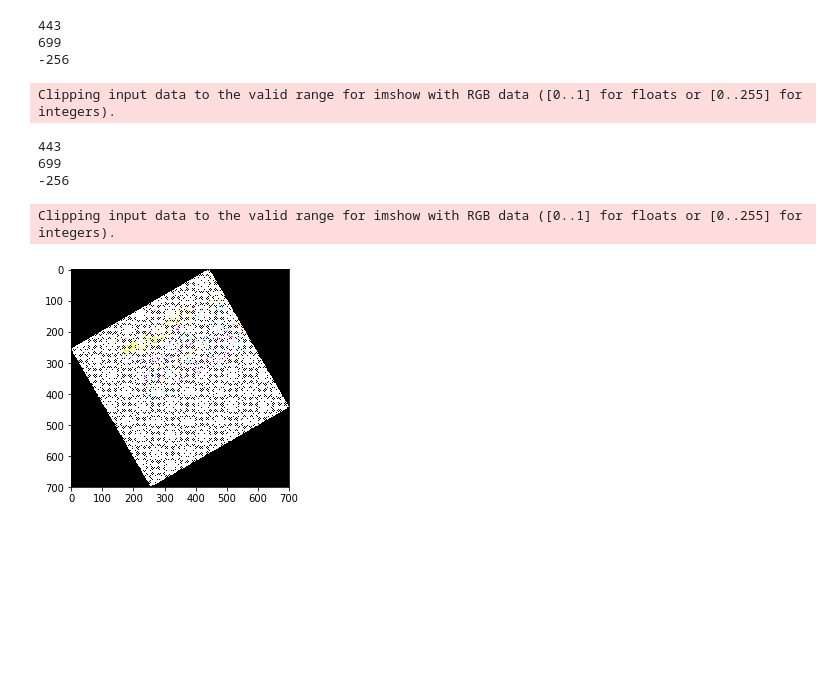
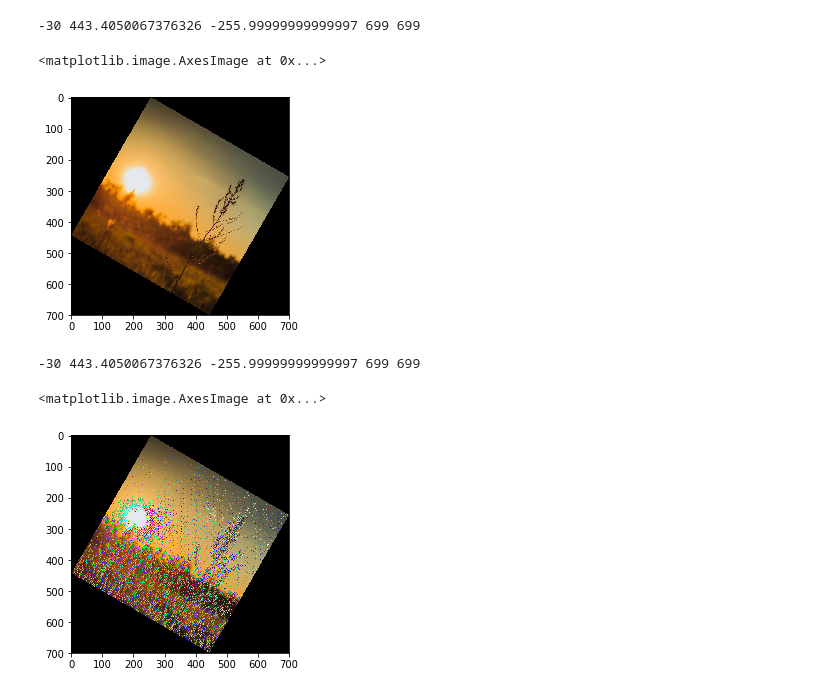
Before and after one commit to Ken0001/Rotate-Image, a Jupyter notebook: Untitled.ipynb, the cells around one changed output. Saved outputs shown, nothing was run; the diff lists cells and outputs as text; code cells hidden in the pictures; blank space fills up the shorter version.

```diff
--- a/Untitled.ipynb
+++ b/Untitled.ipynb
@@ -79,15 +67,14 @@ def rotate(data, degree):
 # %%
-newData1 = rotate(img_Letter, 30)
-#plt.imshow(newData1)
-newData2 = rotate(img_Nature, 30)
-#plt.imshow(newData2)
+newData1 = rotate(img_Nature, 30, 0)
+plt.imshow(newData1)
 # %% [output]
-443
-699
--256
+-30 443.4050067376326 -255.99999999999997 699 699
-Clipping input data to the valid range for imshow with RGB data ([0..1] for floats or [0..255] for integers).
+<matplotlib.image.AxesImage at 0x...>
-443
-699
--256
-Clipping input data to the valid range for imshow with RGB data ([0..1] for floats or [0..255] for integers).
-[figure, old version]
+[figure, new version]
+# %%
+newData2 = rotate(img_Nature, 30, 1)
+plt.imshow(newData2)
+# %% [output]
+-30 443.4050067376326 -255.99999999999997 699 699
+<matplotlib.image.AxesImage at 0x...>
+[figure, added]
```
Also changed, not shown: parts of 2 cells of this notebook.
